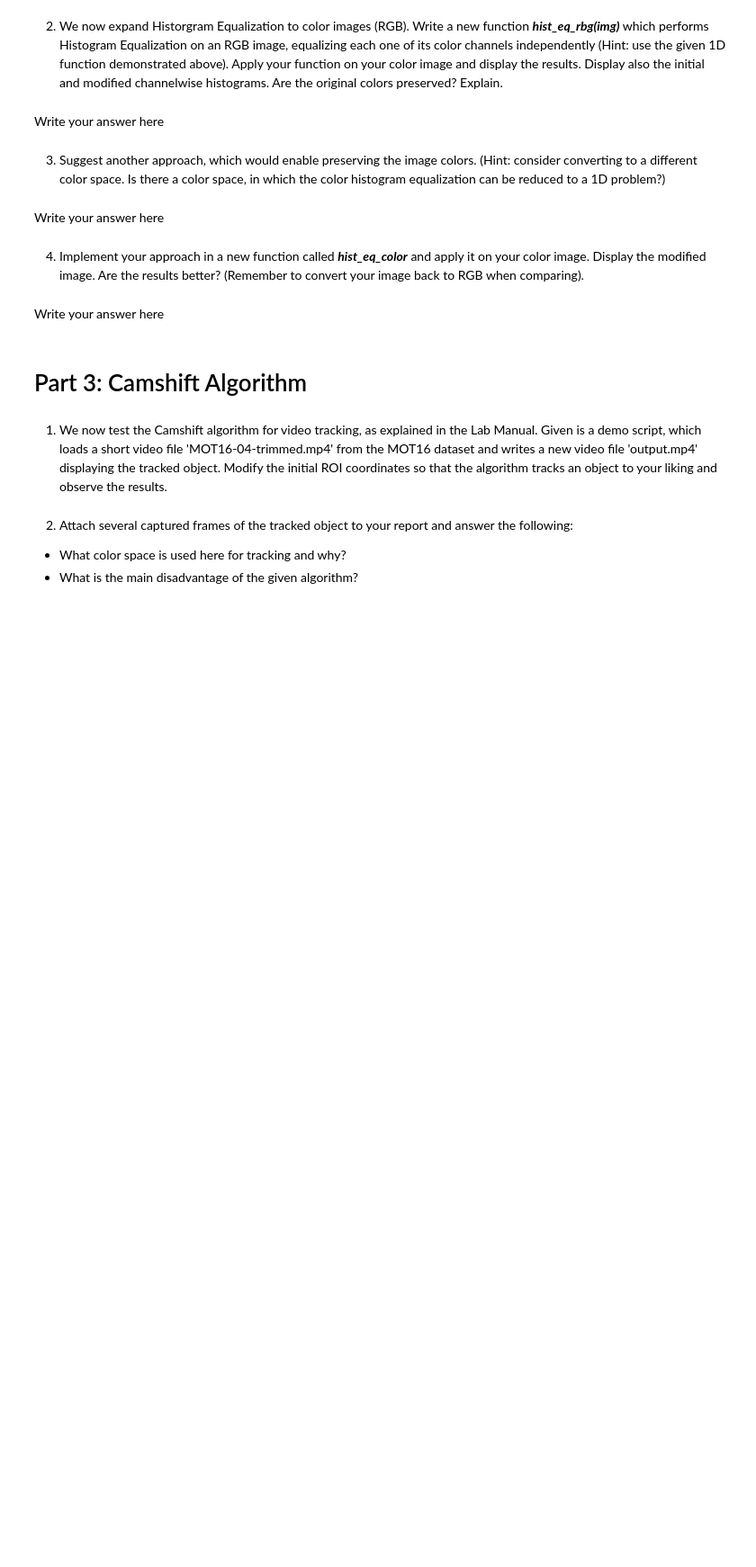
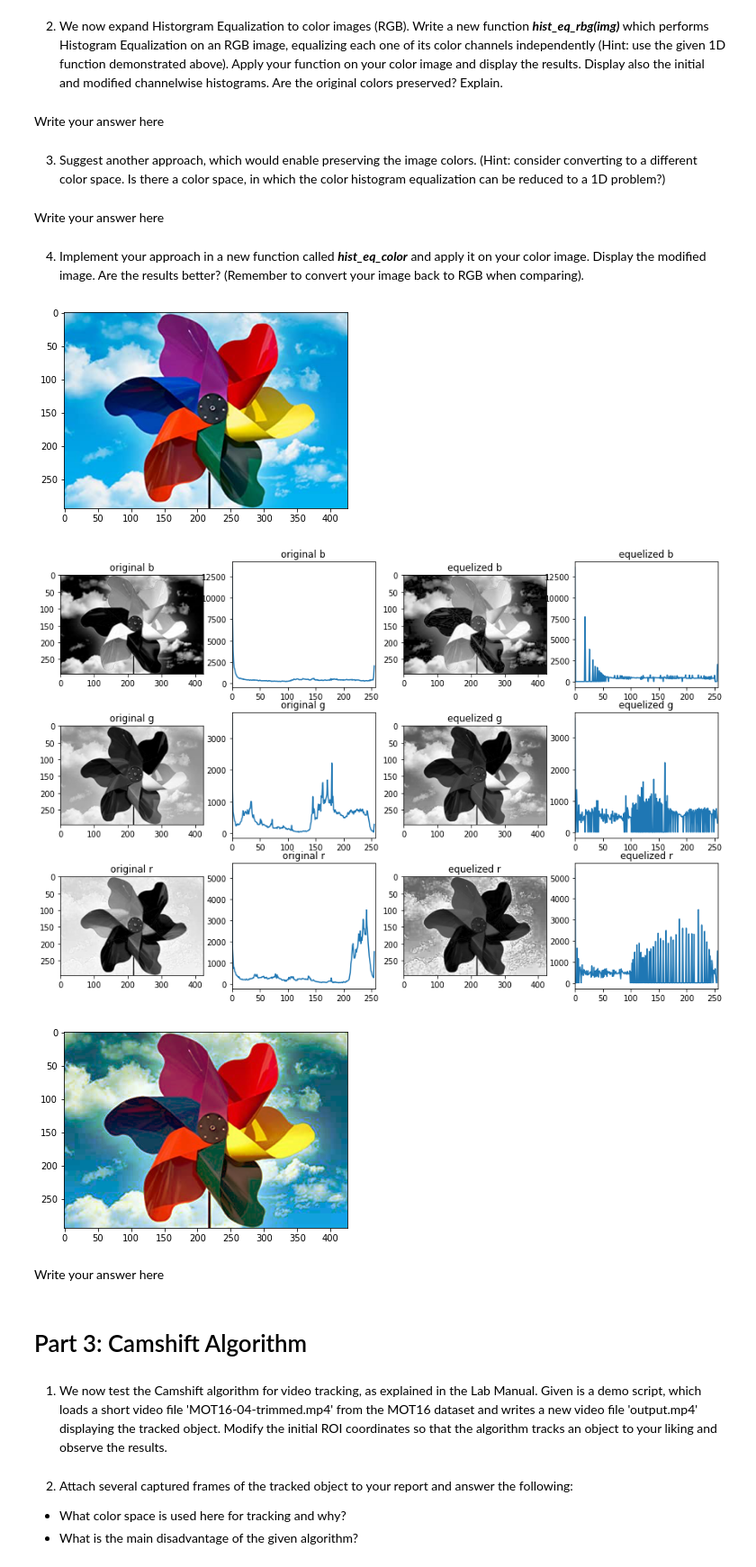
Before and after one commit to nadavschwalb/image_processing, a Jupyter notebook: Lab3_Student.ipynb, the cells around one changed output. Shown at 90% size. Drawn from its saved outputs; the diff is of its cells as text; code cells hidden in the pictures; blank space fills up the shorter version.

```diff
--- a/Lab3_Student.ipynb
+++ b/Lab3_Student.ipynb
@@ -232,3 +234,36 @@ Write a new function ***hist_eq_rbg(img)*** which performs Histogram Equalizatio
+# %%
+def hist_eq_rbg(img):
+  plt.imshow(img)
+  plt.show()
+  channels = cv2.split(img)
+  channel_titles = ('b','g','r')
+  channel_eq = []
+  plt.figure(figsize=(15,10))
+  for i,channel in enumerate(channels):
+
+    plt.subplot2grid((3,4),(i,0))
+    plt.title(f"original {channel_titles[i]}")
+    plt.imshow(channel,cmap='gray')
+
+    plt.subplot2grid((3,4),(i,1))
+    plt.title(f"original {channel_titles[i]}")
+    plt.plot(cv2.calcHist([channel],[0],None,[256],[0,256]))
+    plt.xlim([0,256])
+
+    channel_eq.append(cv2.equalizeHist(channel))
+
+    plt.subplot2grid((3,4),(i,2))
+    plt.title(f"equelized {channel_titles[i]}")
+    plt.imshow(channel_eq[-1],cmap='gray')
+
+    plt.subplot2grid((3,4),(i,3))
+    plt.title(f"equelized {channel_titles[i]}")
+    plt.plot(cv2.calcHist([channel_eq[-1]],[0],None,[256],[0,256]))
+    plt.xlim([0,256])
+  plt.show()
+
+  plt.imshow(cv2.merge(np.array(channel_eq)))
+  plt.show()
 # %% [markdown]
 Write your answer here
 # %% [markdown]
@@ -242,3 +275,10 @@ Write your answer here
+# %%
+color_img = io.imread('WeatherVane.bmp')
+hist_eq_rbg(color_img)
+# %% [output]
+[figure, added]
+[figure, added]
+[figure, added]
 # %% [markdown]
 Write your answer here
 # %% [markdown]
```
Also changed, not shown: parts of 4 cells of this notebook.
